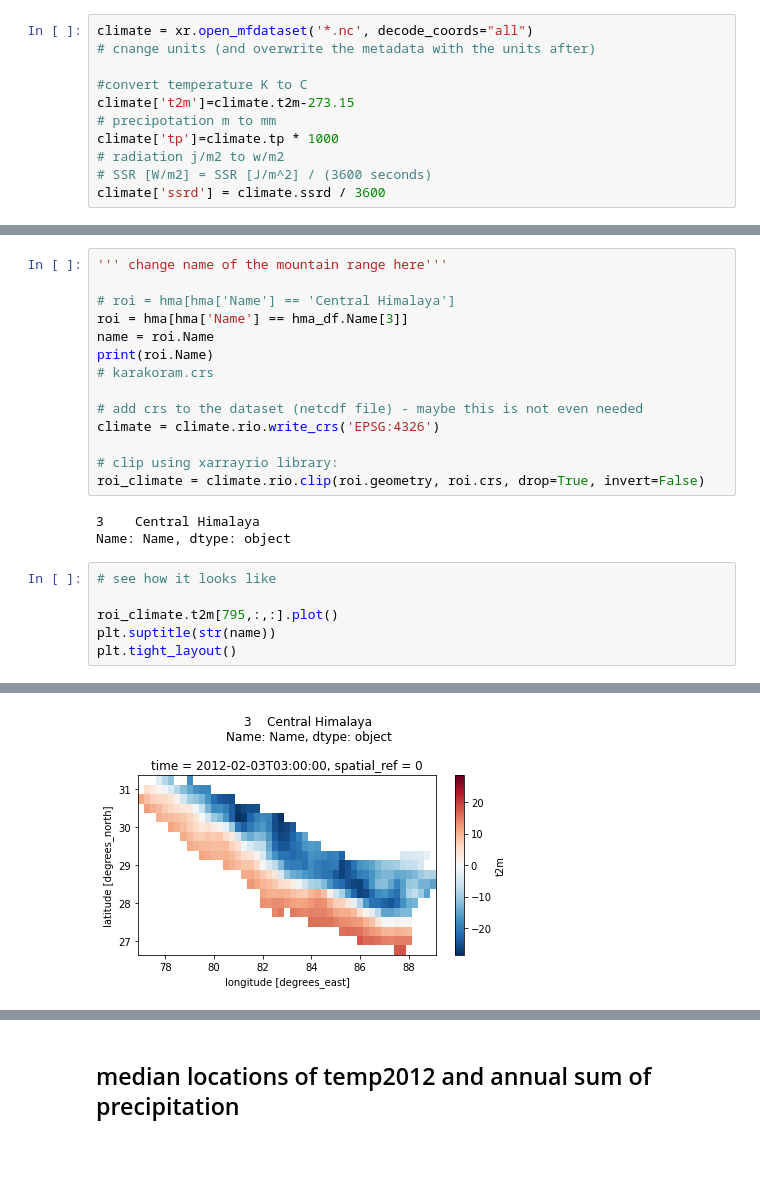
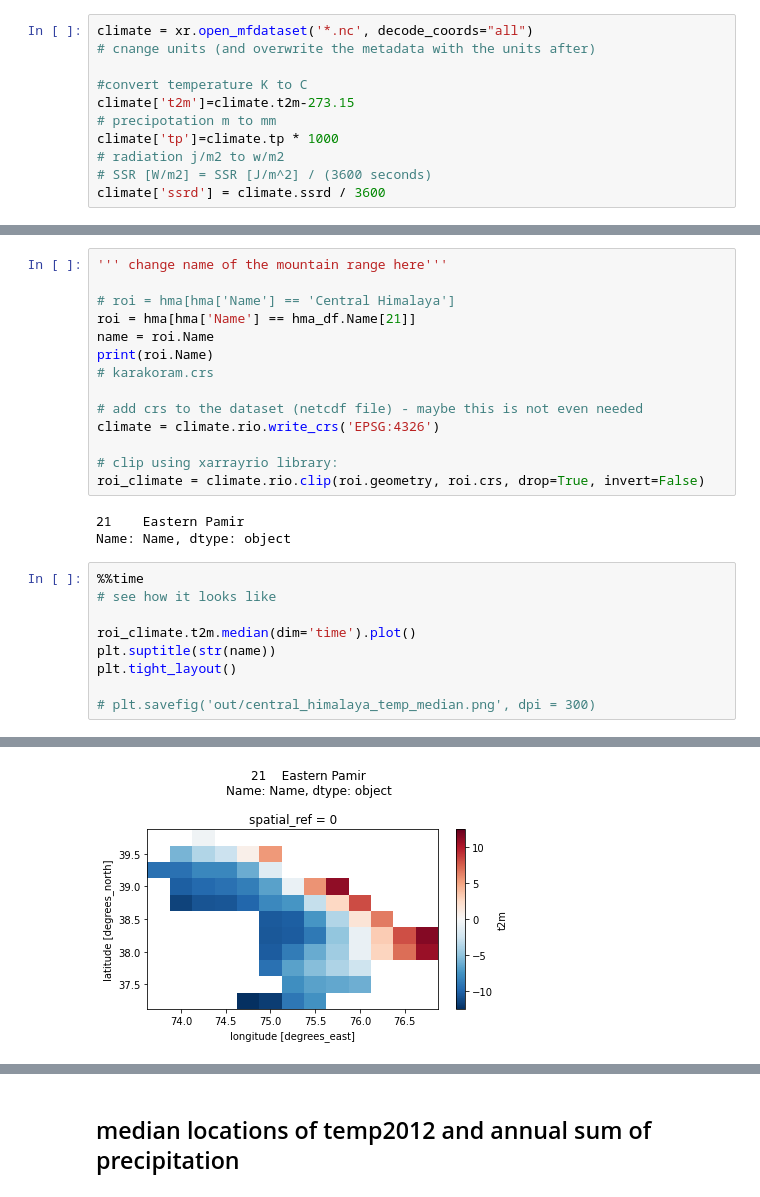
Before and after one commit to varyabazilova/hma_regions, a Jupyter notebook: all_era5pixel_timeseries.ipynb, the cells around one changed output, grey strips where cells are left out. Cells and saved outputs as stored; diff of their text form; blank space fills up the shorter version.

```diff
--- a/all_era5pixel_timeseries.ipynb
+++ b/all_era5pixel_timeseries.ipynb
@@ -55,7 +73,7 @@ fig.tight_layout()
 ''' change name of the mountain range here'''
 
 # roi = hma[hma['Name'] == 'Central Himalaya']
-roi = hma[hma['Name'] == hma_df.Name[3]]
+roi = hma[hma['Name'] == hma_df.Name[21]]
 name = roi.Name
 print(roi.Name)
 # karakoram.crs
@@ -66,12 +84,15 @@ climate = climate.rio.write_crs('EPSG:4326')
 # clip using xarrayrio library:
 roi_climate = climate.rio.clip(roi.geometry, roi.crs, drop=True, invert=False)
 # %% [output]
-3    Central Himalaya
+21    Eastern Pamir
 Name: Name, dtype: object
 # %%
+%%time
 # see how it looks like
 
-roi_climate.t2m[795,:,:].plot()
+roi_climate.t2m.median(dim='time').plot()
 plt.suptitle(str(name))
 plt.tight_layout()
+
+# plt.savefig('out/central_himalaya_temp_median.png', dpi = 300)
 # %% [output]
@@ -78 +101 @@ plt.tight_layout()
-[figure, old version]
+[figure, new version]
```
Also changed, not shown: parts of 5 cells of this notebook, 9 other files.
